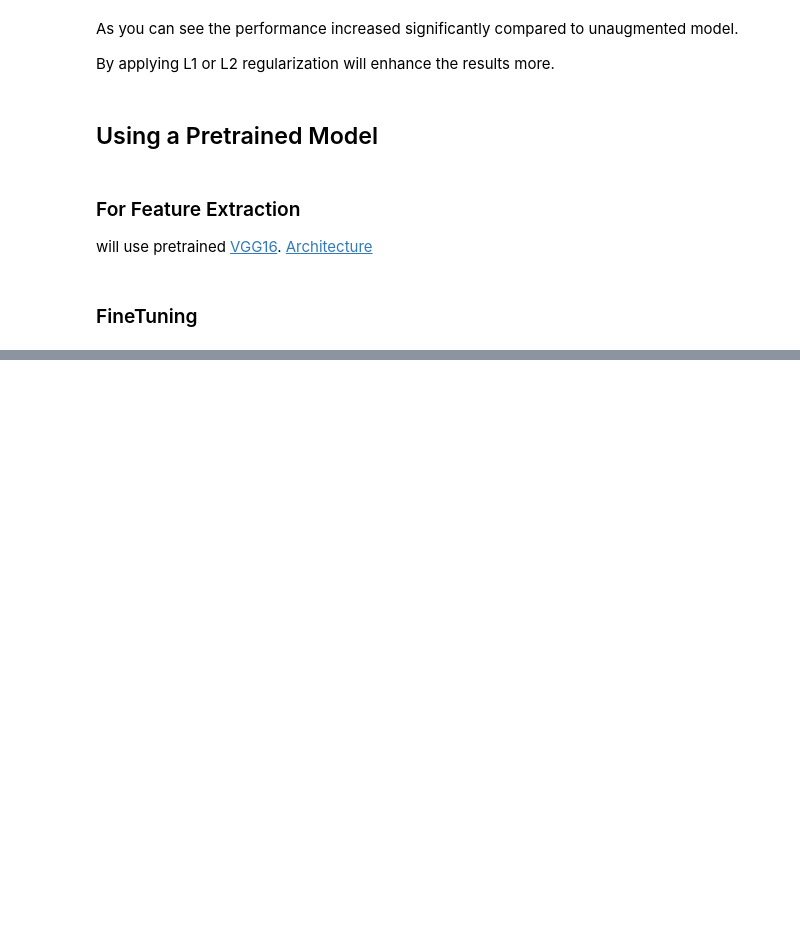
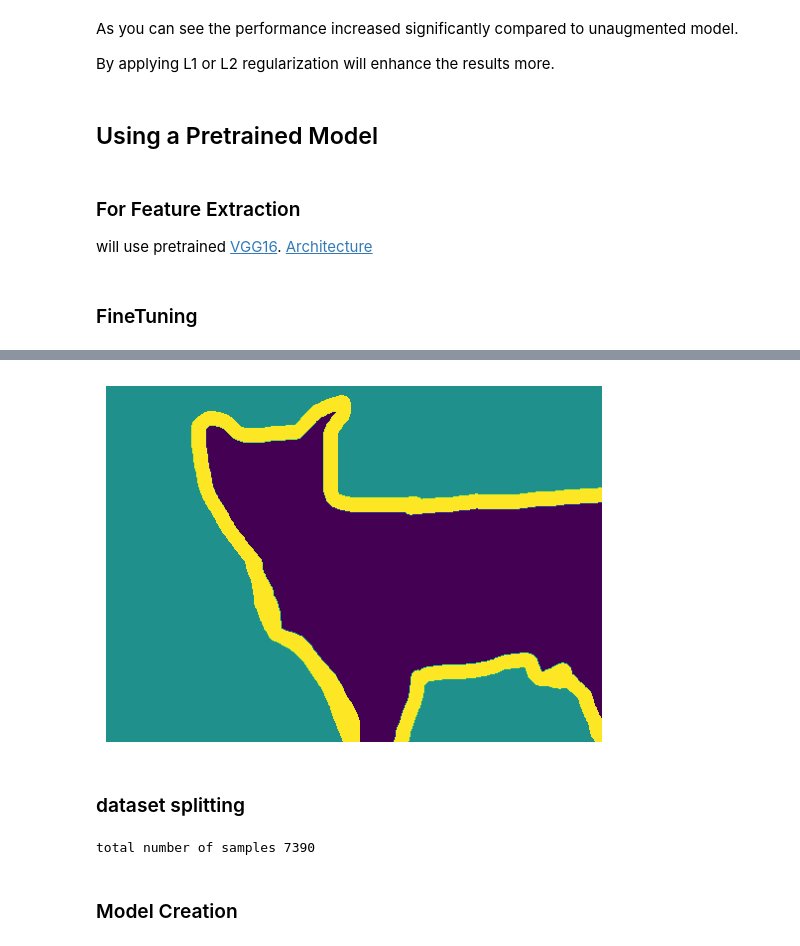
Before and after one commit to Hasanmog/Journey-Through-AI-Learning, a Jupyter notebook: DeepLearning_With_Python/DeepLearning_with_Python.ipynb, the cells around one changed output, grey strips where cells are left out. Drawn from its saved outputs; the diff is of its cells as text; code cells hidden in the pictures; blank space fills up the shorter version.

```diff
--- a/DeepLearning_With_Python/DeepLearning_with_Python.ipynb
+++ b/DeepLearning_With_Python/DeepLearning_with_Python.ipynb
@@ -463,0 +676,3 @@ print("test_acc :" , test_acc)
+# %%
+target_paths = sorted([
+    os.path.join(annotations_dir , anno) for anno in os.listdir(annotations_dir) if anno.endswith(".png") and not anno.startswith(".") ])
@@ -463,0 +702,49 @@ print("test_acc :" , test_acc)
+# %%
+#annotations are pixel level trimap segmentation --> contains only 3 labels (1 , 2, 3)
+
+def display_target(target_array):
+  normalized_array = (target_array.astype("uint8") - 1) * 127 # subtract by 1 so that the labels range between 0 to 2.
+  plt.axis("off")
+  plt.imshow(normalized_array[: , :  , 0])
+
+img = img_to_array(load_img(target_paths[index] , color_mode = "grayscale"))
+display_target(img)
+# %% [output]
+[figure, added]
+# %% [markdown]
+### dataset splitting
+# %%
+import numpy as np
+import random
+
+img_size = (200 , 200) # will resize everything to img_size
+
+num_imgs = len(input_images)
+print("total number of samples" , num_imgs)
+random.Random(1337).shuffle(input_images)
+random.Random(1337).shuffle(target_paths)
+
+def path2image(image_path):
+  return img_to_array(load_img(image_path , target_size = img_size))
+
+def path2target(target_path):
+  img = img_to_array(load_img(target_path , target_size = img_size , color_mode = 'grayscale')) # channel dim will be 1
+  img = img.astype("uint8") - 1
+  return img
+
+input_imgs = np.zeros((num_imgs , ) + img_size + (3 , ) , dtype = "float32") # images are RGB
+targets = np.zeros((num_imgs ,) + img_size + (1,) , dtype = "uint8") # targets are grayscale
+for i in range(num_imgs):
+  input_imgs[i] = path2image(input_images[i])
+  targets[i] = path2target(target_paths[i])
+
+num_val = 1000
+
+train_input_imgs = input_imgs[: -num_val]
+train_targets = targets[: -num_val]
+val_input_imgs = input_imgs[-num_val:]
+val_targets = targets[-num_val:]
+# %% [output]
+total number of samples 7390
+# %% [markdown]
+### Model Creation
```
Also changed, not shown: parts of 35 cells of this notebook.
